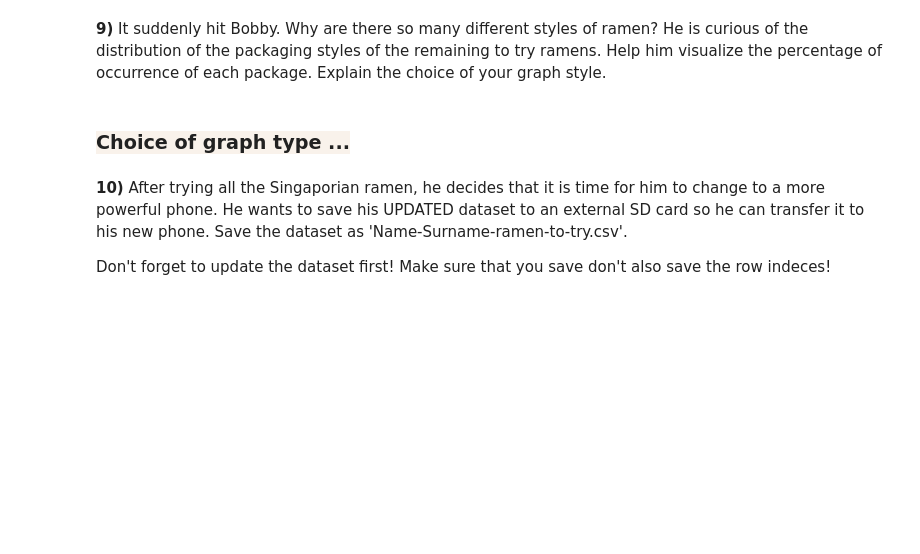
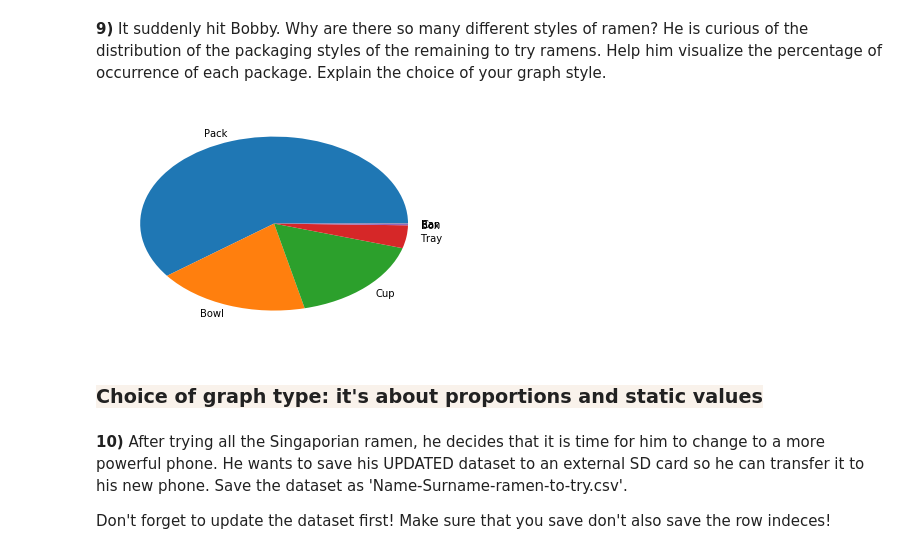
Before and after one commit to MilkFansHelloWorld/TechX, a Jupyter notebook: Assignments/Assignment2/Assignment2-DataVisualizationAndManipulation.ipynb, the cells around one changed output. Cells and saved outputs as stored; diff of their text form; code cells hidden in the pictures; blank space fills up the shorter version.

```diff
--- a/Assignments/Assignment2/Assignment2-DataVisualizationAndManipulation.ipynb
+++ b/Assignments/Assignment2/Assignment2-DataVisualizationAndManipulation.ipynb
@@ -126,0 +219,3 @@ Can you do this in one single line?
+# %%
+# =========== YOUR CODE HERE ========
+df['Tries']=(df['Stars']>=3.0)&(df['Country']=='Singapore')&(df['Style']!='Pack')
@@ -131,2 +244,5 @@ Can you do this in one single line?
+# %%
+# =========== YOUR CODE HERE ========
+df.loc['new']=[2581,'Prima Taste','Beef Noodle Soup','Pack','Singapore',5.0,'no',True]
 # %% [markdown]
 **8)** Once again, he notices that his phone is super slow. Therefore, he decides to delete each ramen he has tried from the list, instead of marking 'Tried' as True. This extra column makes the phone even slower. Help remove the 'Tried' column, and remove the colums where 'Tries' is True. Try to make this inplace so that. This will help Bobby save RAM, as it will not create a temporary duplicate dataset on his phone!
@@ -134,0 +249,4 @@ Can you do this in one single line?
+# %%
+# =========== YOUR CODE HERE ========
+df.drop(df[df['Tries']==True].index,inplace=True)
+df.drop(['Tries'],axis=1,inplace=True)
@@ -139,5 +278,12 @@ Can you do this in one single line?
+# %%
+# =========== YOUR CODE HERE ========
+count=df['Style'].value_counts().sort_values(ascending=False)
+plt.pie(count, labels=count.index)
+plt.show()
+# %% [output]
+[figure, added]
 # %% [markdown]
-### <span style="background-color: #F9F2EB"> Choice of graph type ... </span>
+### <span style="background-color: #F9F2EB"> Choice of graph type: it's about proportions and static values </span>
 # %% [markdown]
 **10)** After trying all the Singaporian ramen, he decides that it is time for him to change to a more powerful phone. He wants to save his UPDATED dataset to an external SD card so he can transfer it to his new phone. Save the dataset as 'Name-Surname-ramen-to-try.csv'.
 
```
Also changed, not shown: parts of 33 cells of this notebook, 10 other files.
